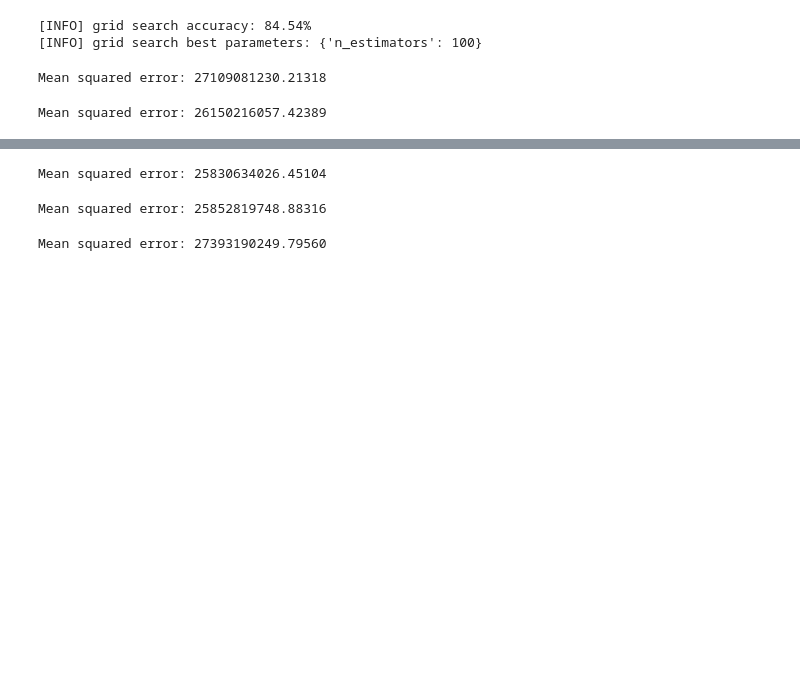
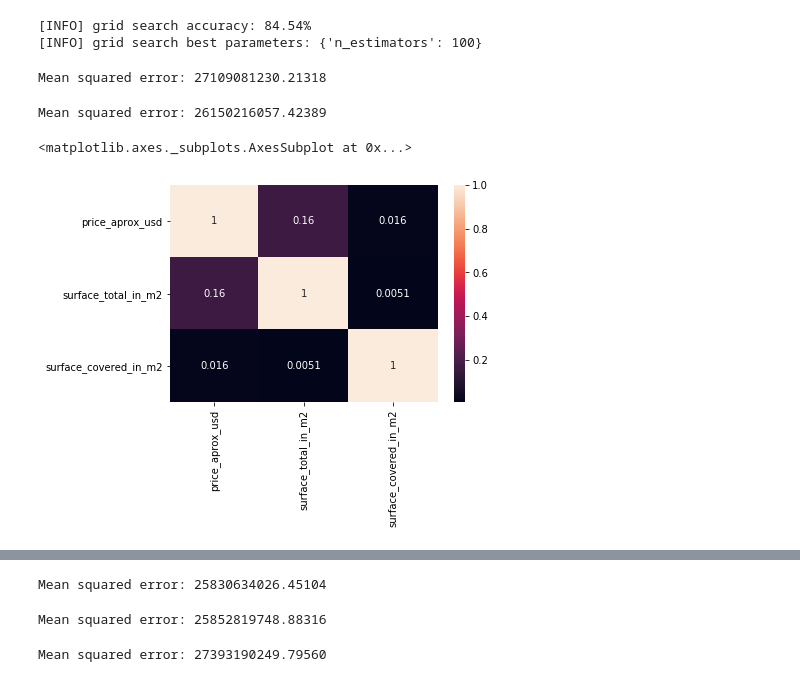
Before and after one commit to gerbobadilla/Orga_De_Datos, a Jupyter notebook: TP2.ipynb, the cells around one changed output, grey strips where cells are left out. Saved outputs shown, nothing was run; the diff lists cells and outputs as text; code cells hidden in the pictures; blank space fills up the shorter version.

```diff
--- a/TP2.ipynb
+++ b/TP2.ipynb
@@ -122,3 +123,8 @@ precision = cross_val_score(modeloRFR, X=train_data_aux, y=train_label, scoring=
 print ("Mean squared error: {0:.5f}").format(-precision.mean())
 # %% [output]
 Mean squared error: 26150216057.42389
+# %%
+sns.heatmap(train[['price_aprox_usd','surface_total_in_m2','surface_covered_in_m2']].corr(),annot=True)
+# %% [output]
+<matplotlib.axes._subplots.AxesSubplot at 0x...>
+[figure, added]
```
Also changed, not shown: parts of 2 cells of this notebook.
